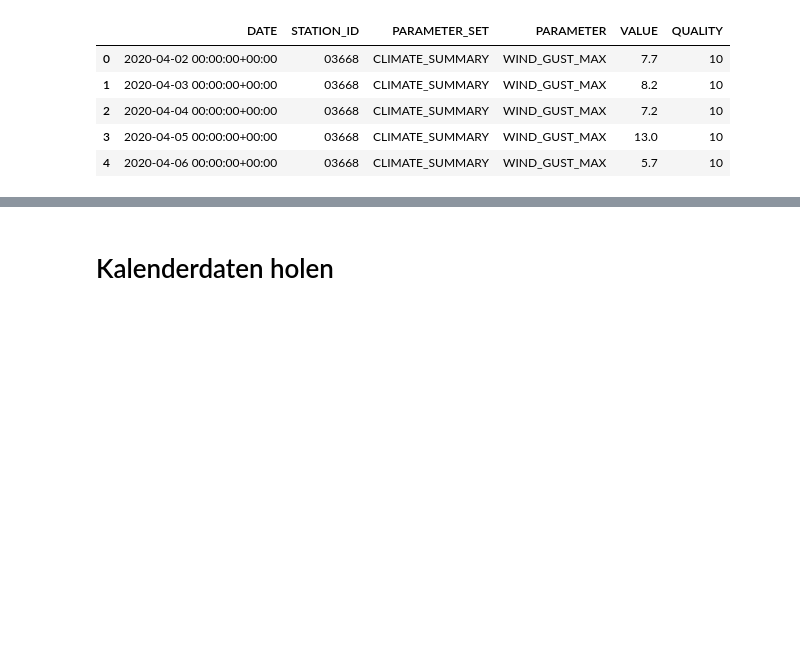
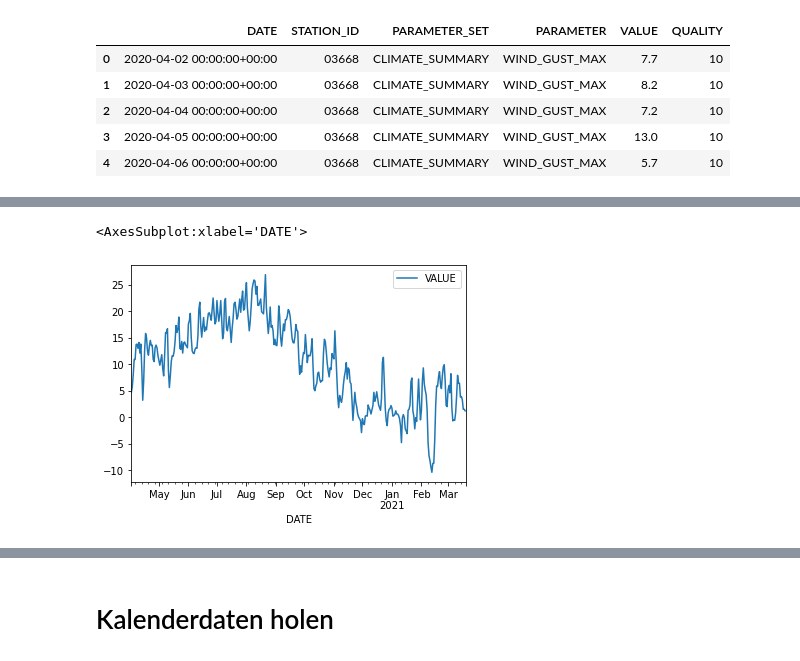
Before and after one commit to jokus-pokus/Gesundheitsamt, a Jupyter notebook: DatenSammlung.ipynb, the cells around one changed output, grey strips where cells are left out. Saved outputs shown, nothing was run; the diff lists cells and outputs as text; code cells hidden in the pictures; blank space fills up the shorter version.

```diff
--- a/DatenSammlung.ipynb
+++ b/DatenSammlung.ipynb
@@ -173 +122,6 @@ Name: PARAMETER, dtype: int64
+# %%
+temp.plot(x='DATE',y='VALUE')
+# %% [output]
+<AxesSubplot:xlabel='DATE'>
+[figure, added]
 # %%
```
Also changed, not shown: parts of 35 cells of this notebook, 4 other files.
